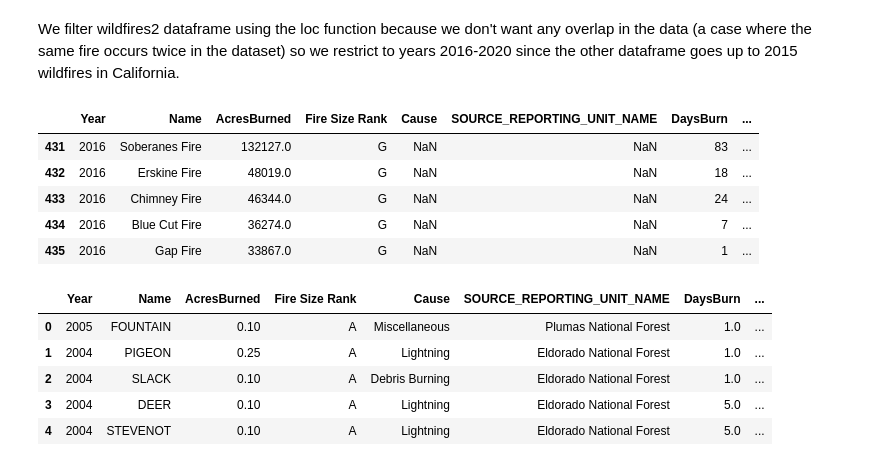
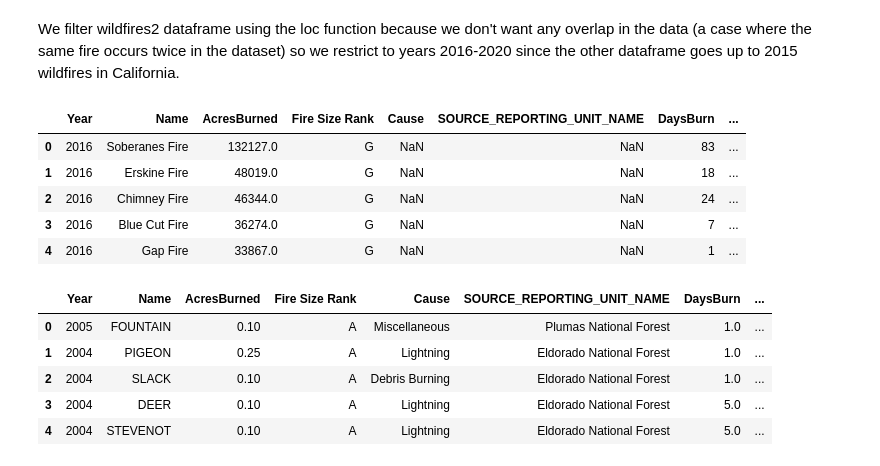
Before and after one commit to mnocerino23/Wildfire-Forecaster, a Jupyter notebook: california_wildfires.ipynb, the cells around one changed output. Saved outputs shown, nothing was run; the diff lists cells and outputs as text; code cells hidden in the pictures.

```diff
--- a/california_wildfires.ipynb
+++ b/california_wildfires.ipynb
@@ -328,14 +328,15 @@ wildfires2 = wildfires2.reindex(columns = ['Year', 'Name', 'AcresBurned', 'Fire
 We filter wildfires2 dataframe using the loc function because we don't want any overlap in the data (a case where the same fire occurs twice in the dataset) so we restrict to years 2016-2020 since the other dataframe goes up to 2015 wildfires in California.
 # %%
 w = wildfires2.loc[wildfires2['Year']> 2015]
+w.reset_index(drop = True, inplace = True)
 w.head(5)
 # %% [output]
 |  | Year | Name | AcresBurned | Fire Size Rank | Cause | SOURCE_REPORTING_UNIT_NAME | DaysBurn | ... |
-| 431 | 2016 | Soberanes Fire | 132127.0 | G | NaN | NaN | 83 | ... |
-| 432 | 2016 | Erskine Fire | 48019.0 | G | NaN | NaN | 18 | ... |
-| 433 | 2016 | Chimney Fire | 46344.0 | G | NaN | NaN | 24 | ... |
-| 434 | 2016 | Blue Cut Fire | 36274.0 | G | NaN | NaN | 7 | ... |
-| 435 | 2016 | Gap Fire | 33867.0 | G | NaN | NaN | 1 | ... |
+| 0 | 2016 | Soberanes Fire | 132127.0 | G | NaN | NaN | 83 | ... |
+| 1 | 2016 | Erskine Fire | 48019.0 | G | NaN | NaN | 18 | ... |
+| 2 | 2016 | Chimney Fire | 46344.0 | G | NaN | NaN | 24 | ... |
+| 3 | 2016 | Blue Cut Fire | 36274.0 | G | NaN | NaN | 7 | ... |
+| 4 | 2016 | Gap Fire | 33867.0 | G | NaN | NaN | 1 | ... |
 # %%
 wildfires.head(5)
 # %% [output]
```
Also changed, not shown: parts of 9 cells of this notebook.
